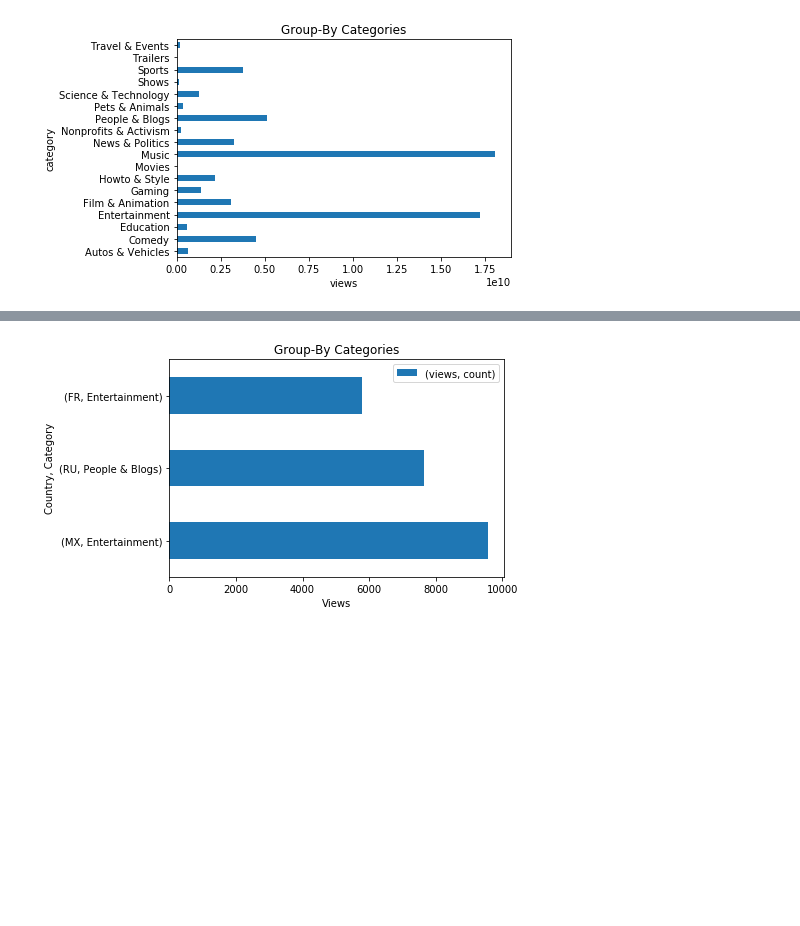
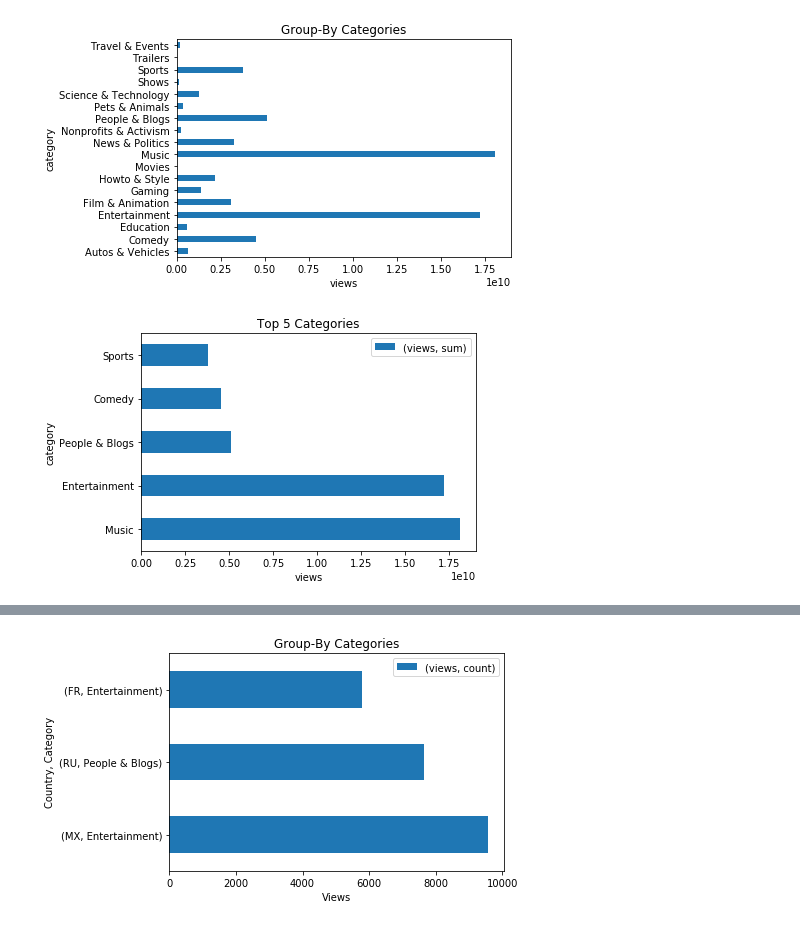
Before and after one commit to perezrm/YouTube_rmp, a Jupyter notebook: YouTube-data-copy.ipynb, the cells around one changed output, grey strips where cells are left out. Cells and saved outputs as stored; diff of their text form; code cells hidden in the pictures; blank space fills up the shorter version.

```diff
--- a/YouTube-data-copy.ipynb
+++ b/YouTube-data-copy.ipynb
@@ -234,5 +239,18 @@ df.groupby('category')['views'].agg('sum').plot(kind='barh',title='Group-By Cate
 plt.xlabel('views');
 # %% [output]
 [figure]
+# %%
+# Graph of the categories most viewed
+# Highest 5 categories
+# I was curious to find out where sports ranked among all countries
+
+top5 = df.groupby(['category']).agg({'views':['sum']})
+top5 = top5.sort_values(('views', 'sum'), ascending = False).head(5).plot(kind='barh',title='Top 5 Categories');
+
+plt.legend(loc = 'best')
+plt.xlabel('views')
+plt.show()
+# %% [output]
+[figure, added]
 # %%
 top4 = df.groupby(['category']).agg({'views':['sum']})
```
Also changed, not shown: parts of 14 cells of this notebook.
